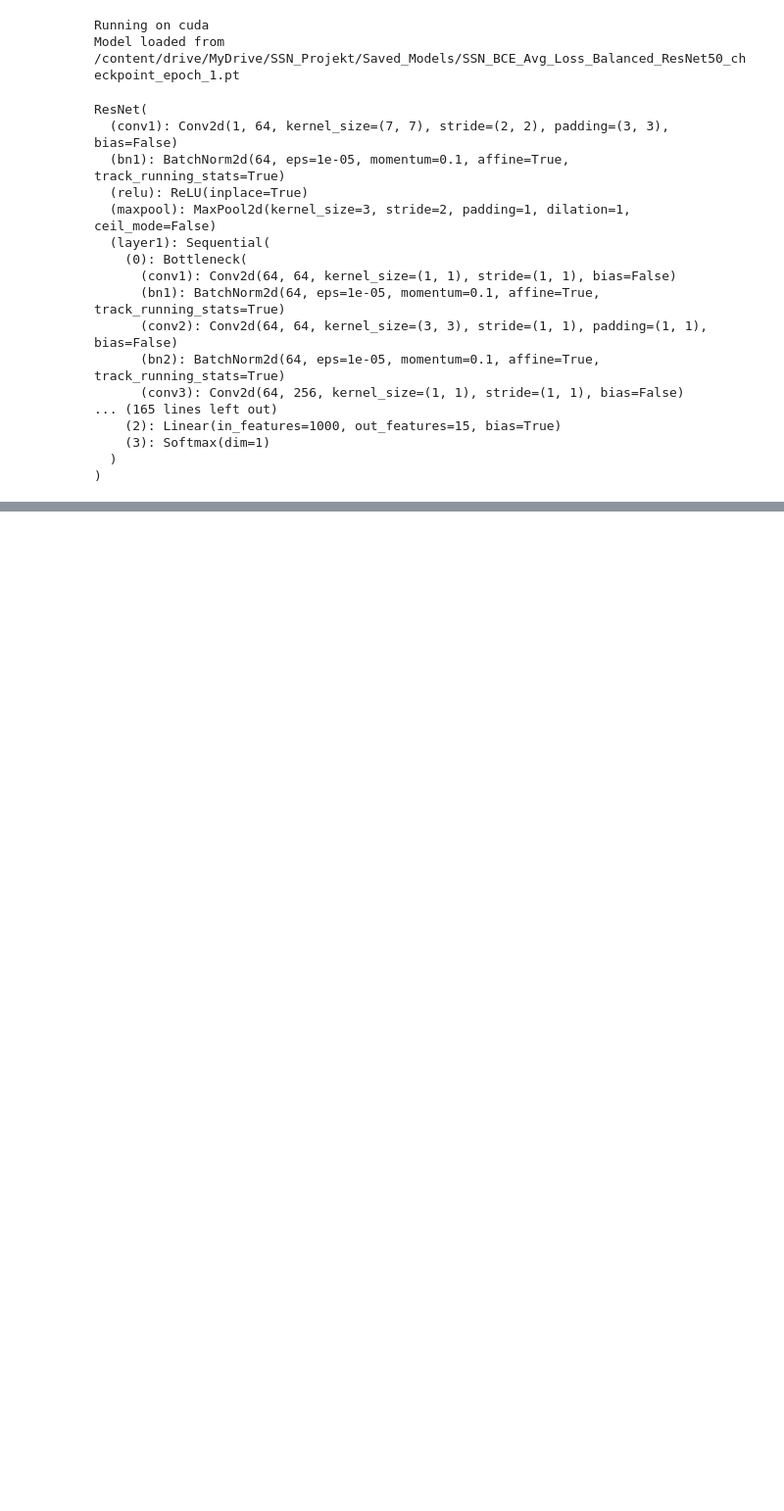
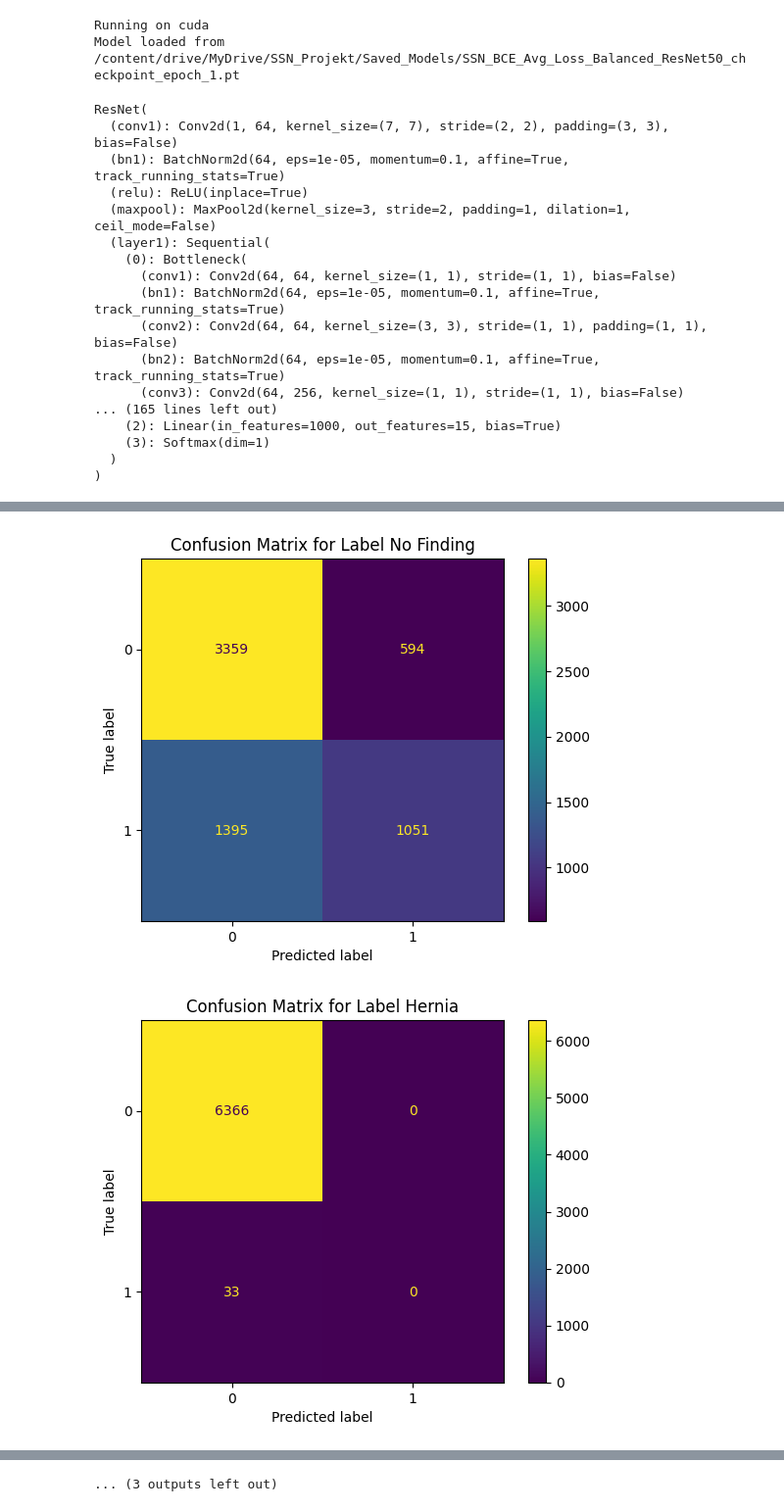
Before and after one commit to bmariuszb/NIH-chestX-ray, a Jupyter notebook: SSN_Metryki.ipynb, the cells around one changed output, grey strips where cells are left out. Shown: that part at 98% size. Cells and saved outputs as stored; diff of their text form; code cells hidden in the pictures; blank space fills up the shorter version.

Commit message:
add all metrics from readme to SSN_Metryki, remove spaces before ( in readme)

```diff
--- a/SSN_Metryki.ipynb
+++ b/SSN_Metryki.ipynb
@@ -232,0 +311,2 @@ ROC AUC for label 14: 0.7581646329607306
+# %%
+all_pred, all_test = collect_pred_test(model, test_loader, device)
@@ -232,0 +327,20 @@ ROC AUC for label 14: 0.7581646329607306
+# %%
+from sklearn.metrics import multilabel_confusion_matrix
+
+labels = ["No Finding",
+          "Hernia",
+          "Emphysema",
+          "Nodule",
+          "Pneumonia",
+          "Consolidation",
+          "Cardiomegaly",
+          "Effusion",
+          "Mass",
+          "Pleural_Thickening",
+          "Atelectasis",
+          "Pneumothorax",
+          "Fibrosis",
+          "Infiltration",
+          "Edema"
+          ]
+cm = multilabel_confusion_matrix(all_test, all_pred)
@@ -232,0 +367,12 @@ ROC AUC for label 14: 0.7581646329607306
+# %%
+from sklearn.metrics import ConfusionMatrixDisplay
+
+for i in range(cm.shape[0]):
+    display = ConfusionMatrixDisplay(confusion_matrix=cm[i])
+    fig, ax = plt.subplots()
+    display.plot(ax=ax)
+    plt.title(f"Confusion Matrix for Label {labels[i]}")
+    plt.show()
+# %% [output]
+[figure, added]
+[figure, added]
@@ -232,0 +389 @@ ROC AUC for label 14: 0.7581646329607306
+... (3 outputs left out)
```
Also changed, not shown: parts of 27 cells of this notebook, 1 other file.
